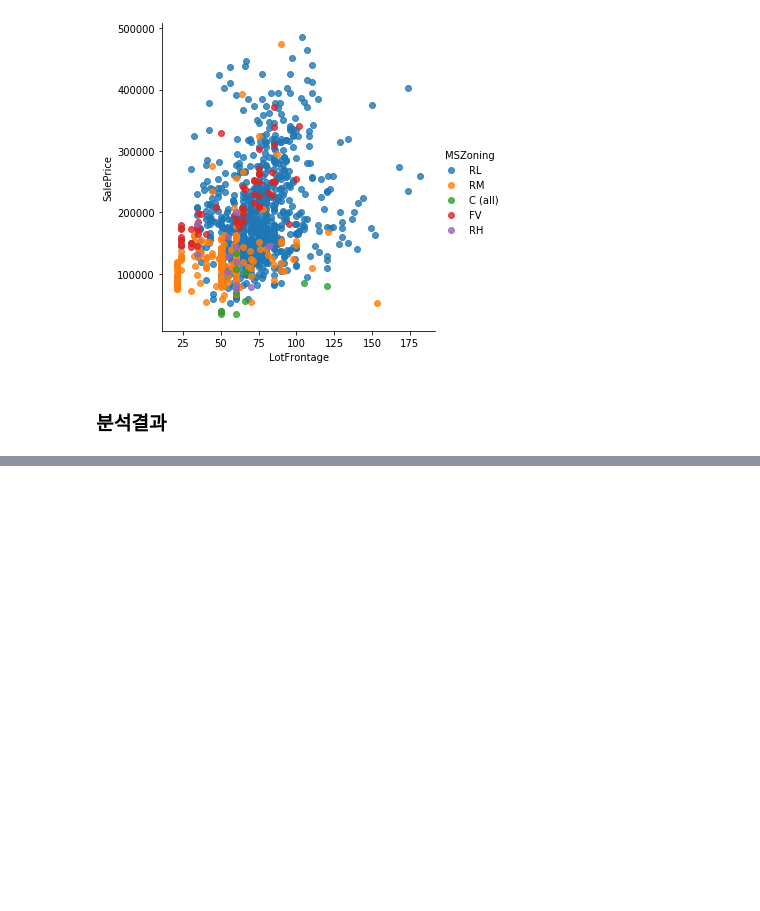
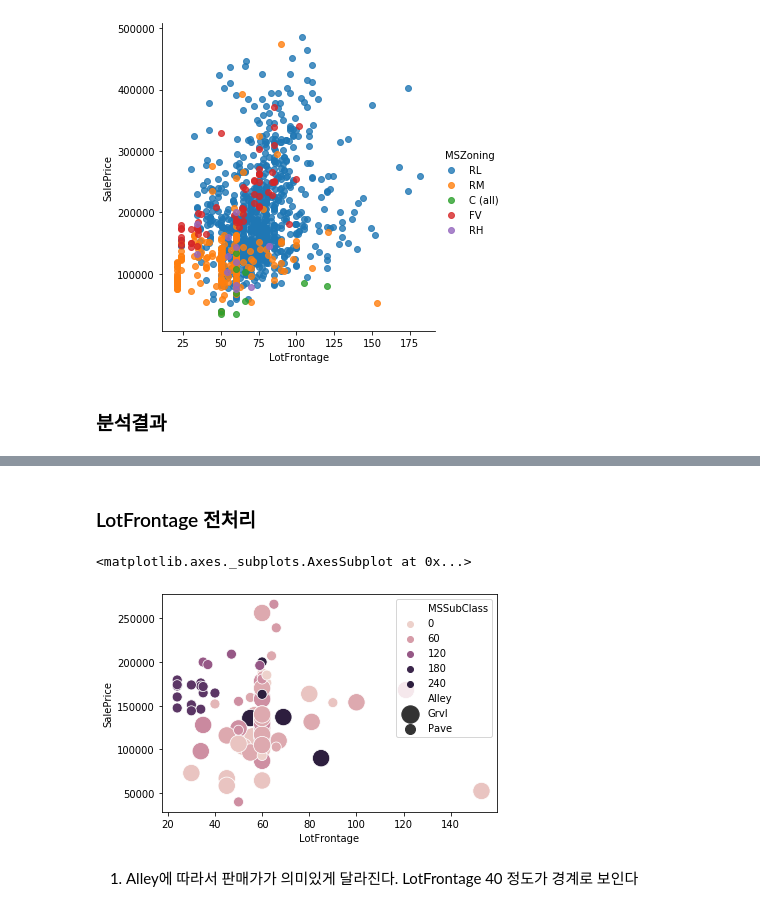
Before and after one commit to kkt4828/house-price-in-keggle, a Jupyter notebook: house price .ipynb, the cells around one changed output, grey strips where cells are left out. Cells and saved outputs as stored; diff of their text form; code cells hidden in the pictures; blank space fills up the shorter version.

```diff
--- a/house price .ipynb
+++ b/house price .ipynb
@@ -373,0 +390,7 @@ sns.lmplot(data=low_price, x="LotFrontage", y="SalePrice", hue="MSZoning", fit_r
+# %%
+train["RL"] = train["MSZoning"].str.contains("RL")
+train["RM"] = train["MSZoning"].str.contains("RM")
+train["C"] = train["MSZoning"].str.contains("all")
+train["FV"] = train["MSZoning"].str.contains("FV")
+train["RH"] = train["MSZoning"].str.contains("RH")
+train.head()
@@ -373,0 +423,9 @@ sns.lmplot(data=low_price, x="LotFrontage", y="SalePrice", hue="MSZoning", fit_r
+# %% [markdown]
+### LotFrontage 전처리
+# %%
+sns.scatterplot(data = train, x = "LotFrontage", y = "SalePrice", hue = "MSSubClass", size = "Alley", sizes = (100, 300))
+# %% [output]
+<matplotlib.axes._subplots.AxesSubplot at 0x...>
+[figure, added]
+# %% [markdown]
+1. Alley에 따라서 판매가가 의미있게 달라진다. LotFrontage 40 정도가 경계로 보인다
```
Also changed, not shown: parts of 74 cells of this notebook.
